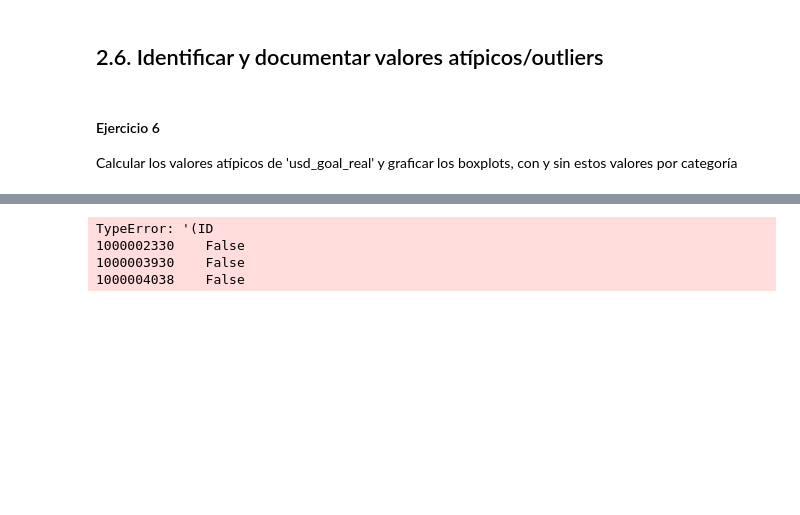
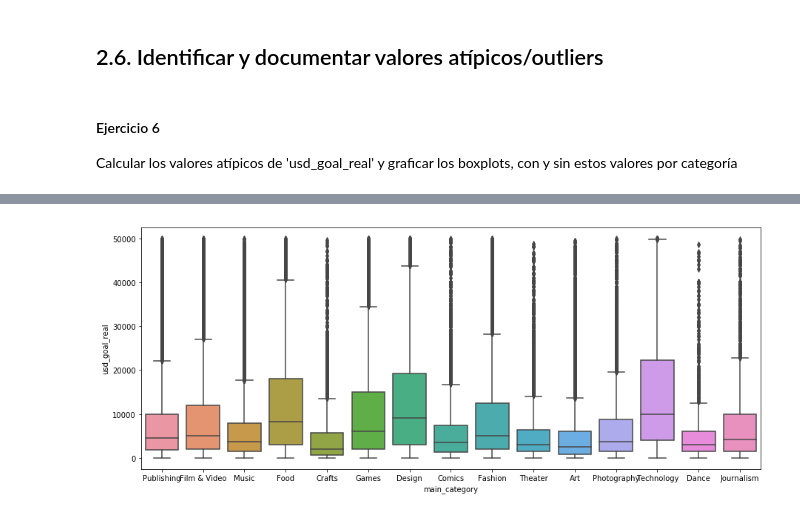
Before and after one commit to sebagalan/AnalisisYCuracion, a Jupyter notebook: notebooks/limpieza_solo_ejercicios.ipynb, the cells around one changed output, grey strips where cells are left out. Saved outputs shown, nothing was run; the diff lists cells and outputs as text; code cells hidden in the pictures; blank space fills up the shorter version.

```diff
--- a/notebooks/limpieza_solo_ejercicios.ipynb
+++ b/notebooks/limpieza_solo_ejercicios.ipynb
@@ -246,9 +244,7 @@ seaborn.boxplot(data=kickstarter_2018, x='main_category', y='usd_goal_real');
 # %%
-filter = kickstarter_2018['usd_goal_real'] < 0,25
+filter = kickstarter_2018['usd_goal_real'] < 50000
 filtered = kickstarter_2018[filter]
+plt.figure(figsize=(15,6))
 seaborn.boxplot(data=filtered, x='main_category', y='usd_goal_real');
 # %% [output]
-TypeError: '(ID
-1000002330    False
-1000003930    False
-1000004038    False
+[figure, added]
```
Also changed, not shown: parts of 1 cell of this notebook, 1 other file.
